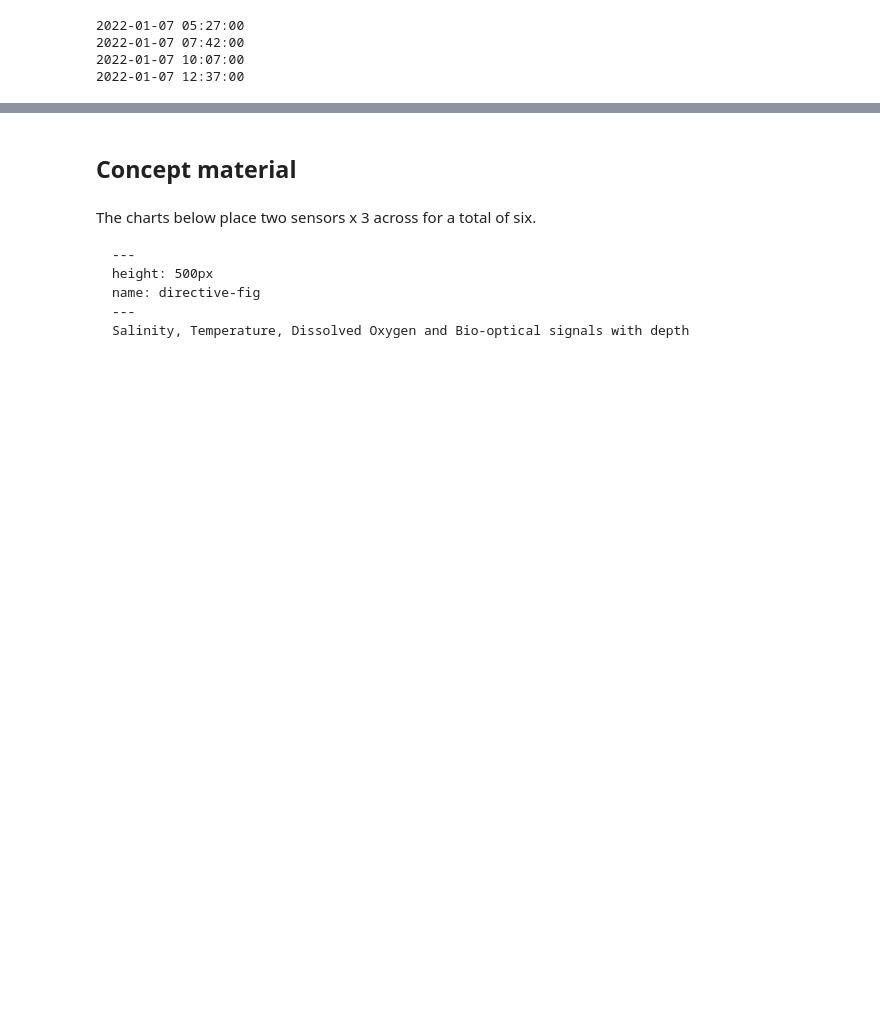
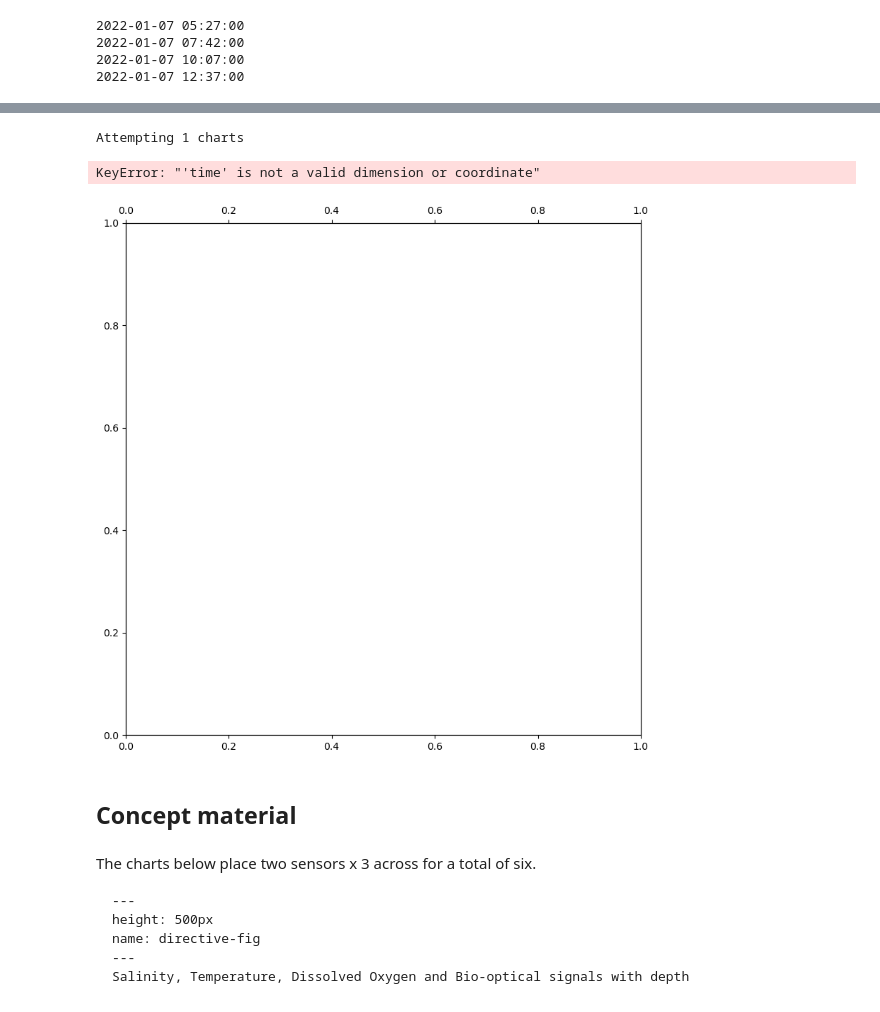
Before and after one commit to geo-smart/oceanography, a Jupyter notebook: book/chapters/epipelargosy.ipynb, the cells around one changed output, grey strips where cells are left out. Saved outputs shown, nothing was run; the diff lists cells and outputs as text; code cells hidden in the pictures; blank space fills up the shorter version.

```diff
--- a/book/chapters/epipelargosy.ipynb
+++ b/book/chapters/epipelargosy.ipynb
@@ -448,3 +590,13 @@ for i in range(4): print(profiles['a0t'][59+i]-ZuluToLocal)
+# %%
+# temperature and salinity
+do_std = [0., 7.]
+fig,axs = ChartSensorMeanStd([ranges['do'], do_std],
+                          c['do_mean'], -c['depth_bins'], 'Dissolved Oxygen',   'blue', 'ascent',
+                          c['do_std'],  -c['depth_bins'], 'Standard Deviation', 'red',  'ascent', 8, 8)
+# %% [output]
+Attempting 1 charts
+KeyError: "'time' is not a valid dimension or coordinate"
+[figure, added]
 # %% [markdown]
 ## Concept material
 # %% [markdown]
```
Also changed, not shown: parts of 14 cells of this notebook, 4 other files.
